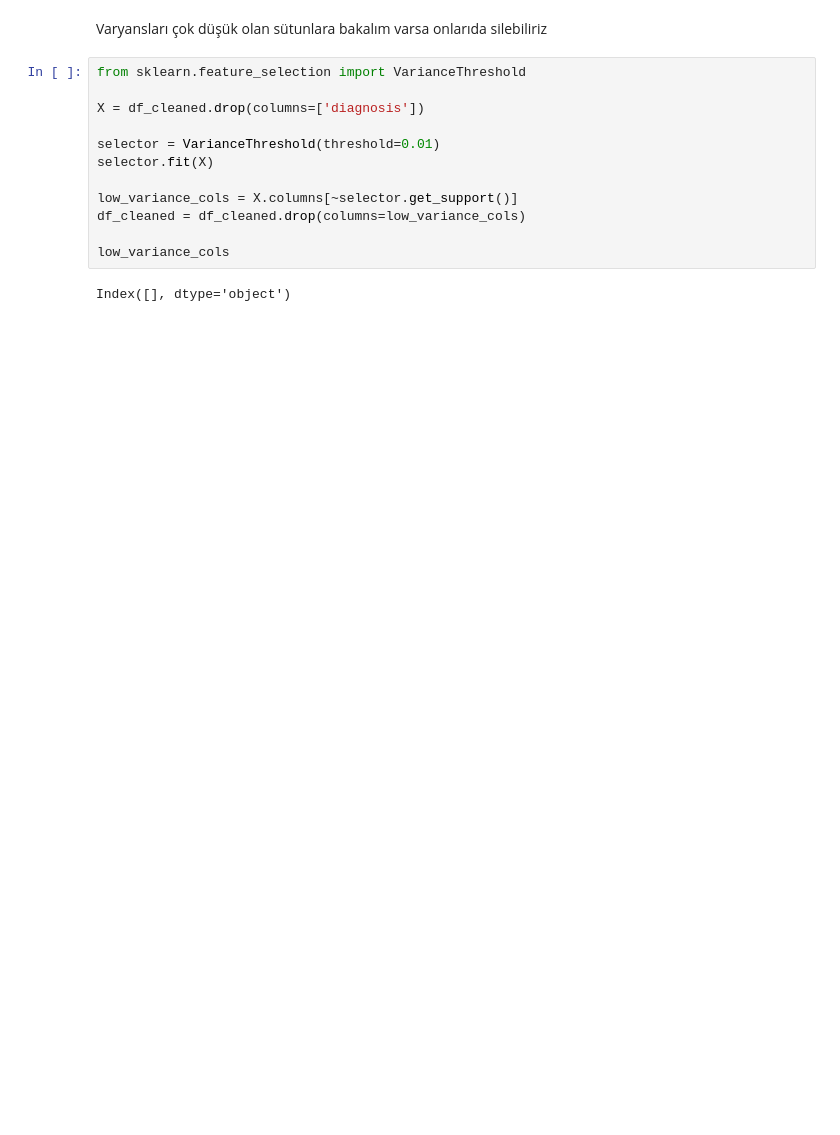
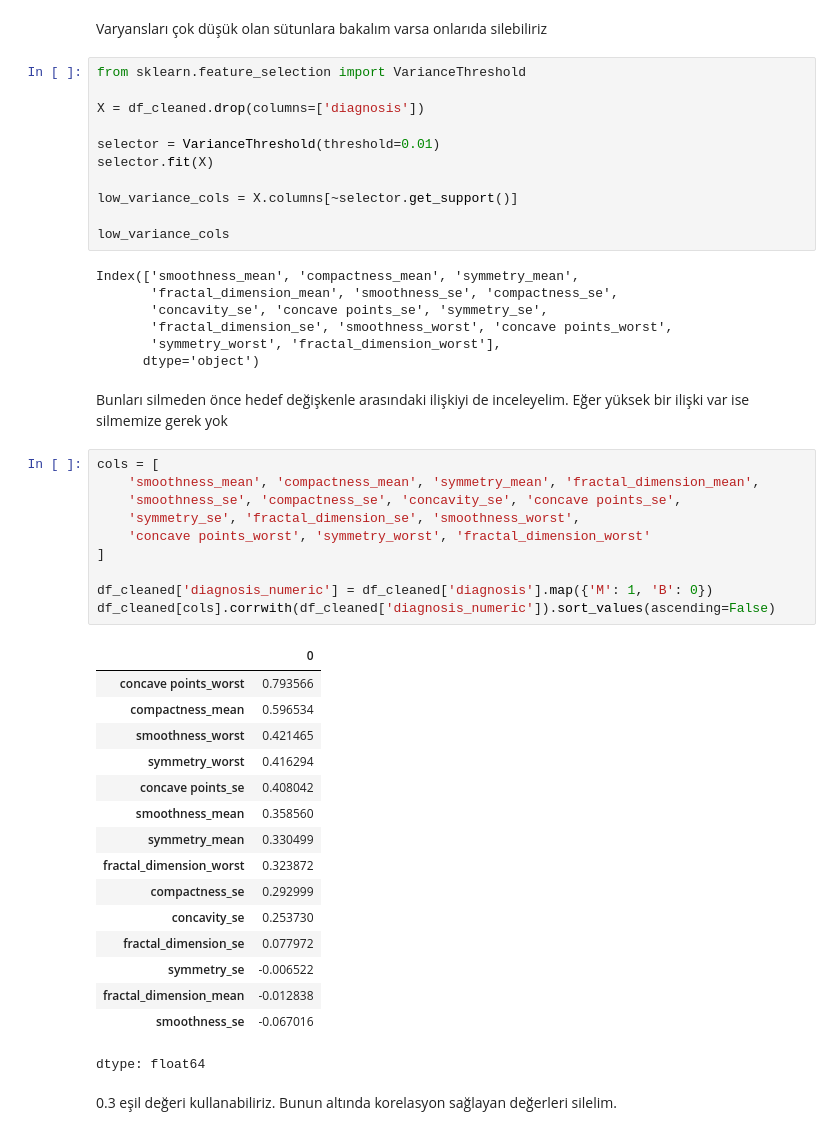
Before and after one commit to musa-fe/Classification, a Jupyter notebook: Logistic_Regression.ipynb, the cells around one changed output. Cells and saved outputs as stored; diff of their text form; blank space fills up the shorter version.

```diff
--- a/Logistic_Regression.ipynb
+++ b/Logistic_Regression.ipynb
@@ -185,8 +165,43 @@ selector = VarianceThreshold(threshold=0.01)
 selector.fit(X)
 
 low_variance_cols = X.columns[~selector.get_support()]
-df_cleaned = df_cleaned.drop(columns=low_variance_cols)
 
 low_variance_cols
 # %% [output]
-Index([], dtype='object')
+Index(['smoothness_mean', 'compactness_mean', 'symmetry_mean',
+       'fractal_dimension_mean', 'smoothness_se', 'compactness_se',
+       'concavity_se', 'concave points_se', 'symmetry_se',
+       'fractal_dimension_se', 'smoothness_worst', 'concave points_worst',
+       'symmetry_worst', 'fractal_dimension_worst'],
+      dtype='object')
+# %% [markdown]
+Bunları silmeden önce hedef değişkenle arasındaki ilişkiyi de inceleyelim. Eğer yüksek bir ilişki var ise silmemize gerek yok
+# %%
+cols = [
+    'smoothness_mean', 'compactness_mean', 'symmetry_mean', 'fractal_dimension_mean',
+    'smoothness_se', 'compactness_se', 'concavity_se', 'concave points_se',
+    'symmetry_se', 'fractal_dimension_se', 'smoothness_worst',
+    'concave points_worst', 'symmetry_worst', 'fractal_dimension_worst'
+]
+
+df_cleaned['diagnosis_numeric'] = df_cleaned['diagnosis'].map({'M': 1, 'B': 0})
+df_cleaned[cols].corrwith(df_cleaned['diagnosis_numeric']).sort_values(ascending=False)
+# %% [output]
+|  | 0 |
+| concave points_worst | 0.793566 |
+| compactness_mean | 0.596534 |
+| smoothness_worst | 0.421465 |
+| symmetry_worst | 0.416294 |
+| concave points_se | 0.408042 |
+| smoothness_mean | 0.358560 |
+| symmetry_mean | 0.330499 |
+| fractal_dimension_worst | 0.323872 |
+| compactness_se | 0.292999 |
+| concavity_se | 0.253730 |
+| fractal_dimension_se | 0.077972 |
+| symmetry_se | -0.006522 |
+| fractal_dimension_mean | -0.012838 |
+| smoothness_se | -0.067016 |
+dtype: float64
+# %% [markdown]
+0.3 eşil değeri kullanabiliriz. Bunun altında korelasyon sağlayan değerleri silelim.
```
Also changed, not shown: parts of 13 cells of this notebook.
